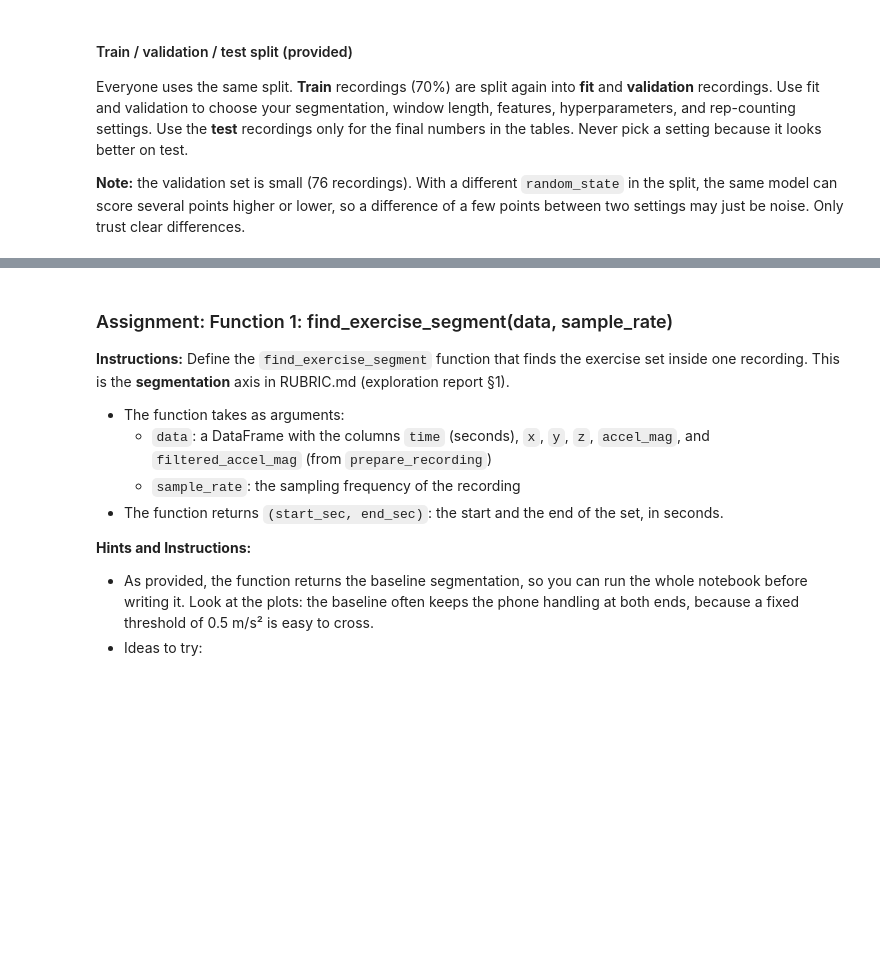
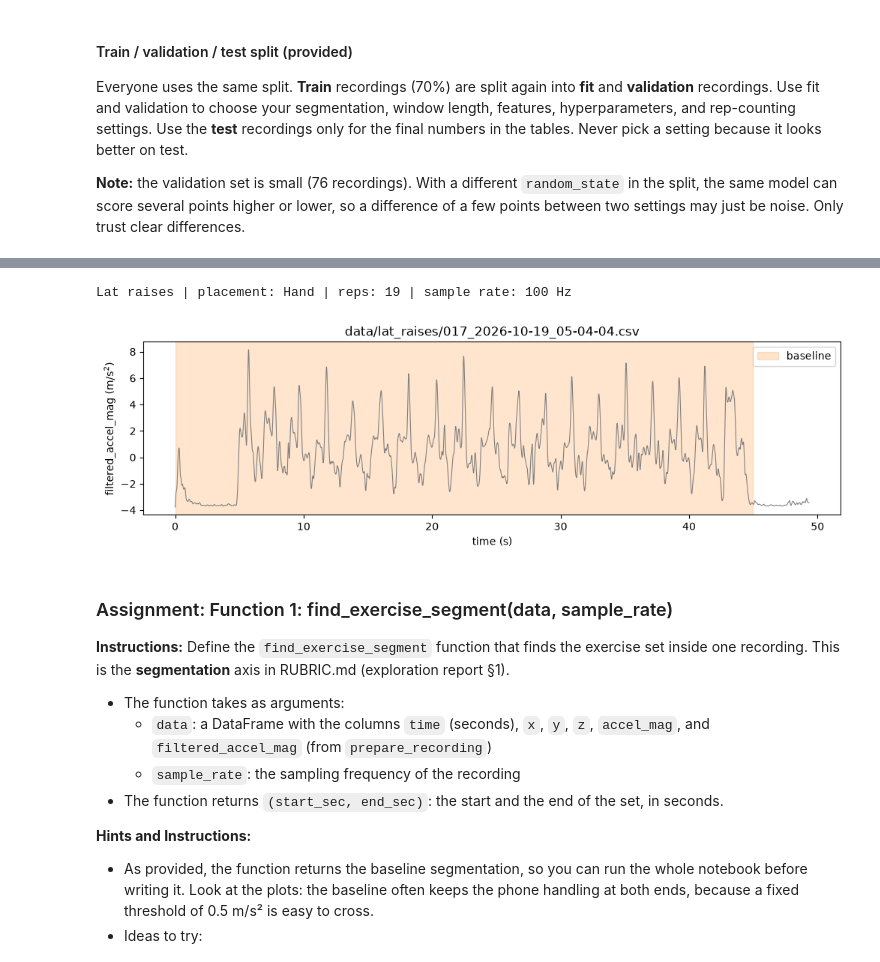
Before and after one commit to nealp/AssignmentA3CS328, a Jupyter notebook: A3-ExerciseRecognition/A3_exercise_recognition.ipynb, the cells around one changed output, grey strips where cells are left out. Cells and saved outputs as stored; diff of their text form; code cells hidden in the pictures; blank space fills up the shorter version.

```diff
--- a/A3-ExerciseRecognition/A3_exercise_recognition.ipynb
+++ b/A3-ExerciseRecognition/A3_exercise_recognition.ipynb
@@ -83,9 +97,12 @@ manifest.groupby('exercise').size()
 # %%
 # Example: one recording with the baseline segmentation
-row = manifest.iloc[0]
+row = fit_manifest.iloc[0]  # Inspect a fit recording; reserve test for final evaluation.
 data, sample_rate = prepare_recording(row['path'])
 print(row['exercise'], '| placement:', row['placement'], '| reps:', row['reps'], '| sample rate: %.0f Hz' % sample_rate)
 plot_segment(data, {'baseline': baseline_segment(data, sample_rate)}, title=row['path'])
+# %% [output]
+Lat raises | placement: Hand | reps: 19 | sample rate: 100 Hz
+[figure, added]
 # %% [markdown]
 ###  Assignment: Function 1: find_exercise_segment(data, sample_rate)
 
```
Also changed, not shown: parts of 5 cells of this notebook, 22 other files.
